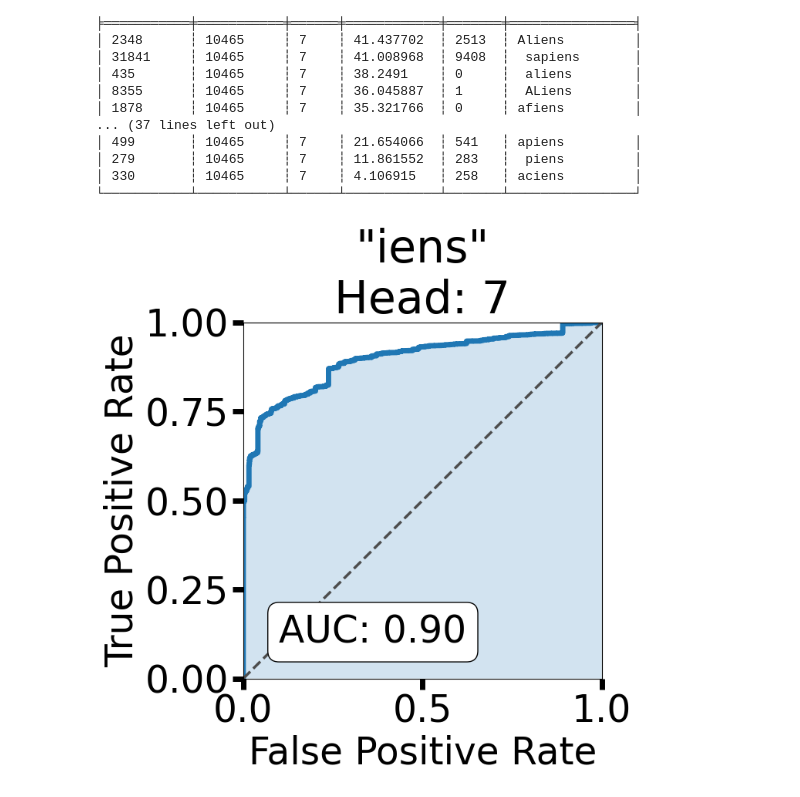
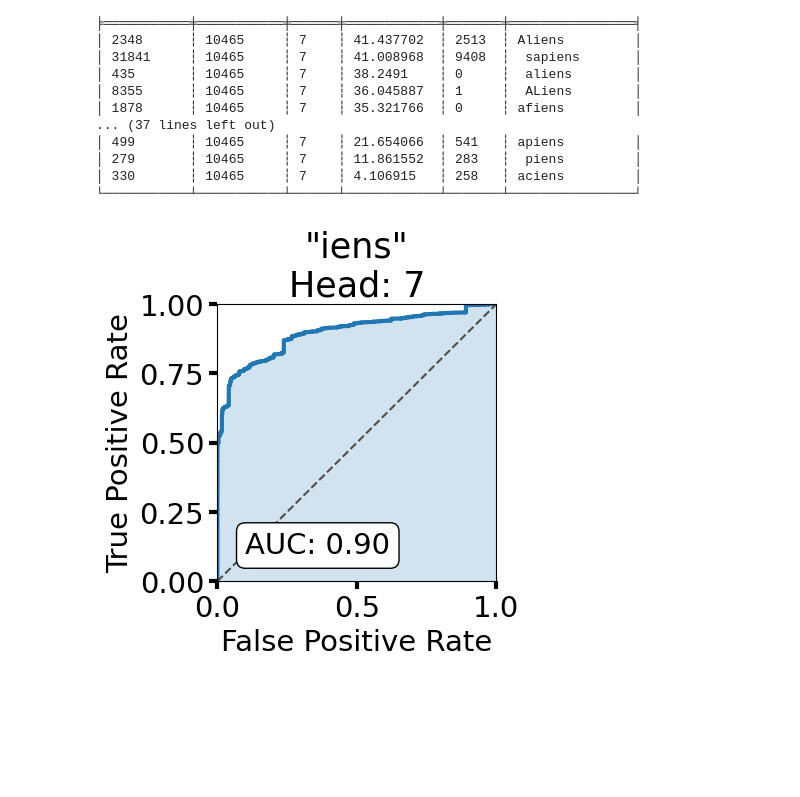
Before and after one commit to gokamoda/lm-detokenization, a Jupyter notebook: src/detokenization.ipynb, the cells around one changed output. Drawn from its saved outputs; the diff is of its cells as text; code cells hidden in the pictures; blank space fills up the shorter version.

```diff
--- a/src/detokenization.ipynb
+++ b/src/detokenization.ipynb
@@ -85,7 +85,7 @@ y_score = np.concatenate(
     [scores_zero, np.repeat(scores_nonzero, bitoken_counts_nonzero)]
 )
 # %%
-scale = 0.5
+scale = 0.3
 plt.rc("font", size=70 * scale)
 plt.rcParams["axes.xmargin"] = 0.001
 linewidth = 10 * scale
@@ -98,31 +98,31 @@ ax.plot(
     fpr,
     tpr,
     linewidth=linewidth,
     # label=f"AUC: {recall_data['recall'].sum() / recall_data.height:.2f}",
 )
 ax.fill_between(
     fpr,
     tpr,
     linewidth=2,
     label=f"AUC: {roc_auc_score(y_true, y_score):.2f}",
     alpha=0.2,
 )
 ax.plot(
     [0, 1], [0, 1], transform=ax.transAxes, ls="--", c=".3", linewidth=linewidth * 0.5
 )
 ax.annotate(
     f"AUC: {roc_auc_score(y_true, y_score):.2f}",
     xy=(0.1, 0.1),
     bbox=dict(boxstyle="round", fc="w"),
 )
 ax.set_ylim(0, 1)
 ax.set_xlim(0, 1)
 # ax.legend(loc="lower right")
 ax.set_title(f'"{data_retriever.tokenizer.decode(suffix)}"\nHead: {head}')
 ax.set_xlabel("False Positive Rate")
 ax.set_ylabel("True Positive Rate")
 ax.xaxis.set_tick_params(width=linewidth, length=linewidth * 2, direction="out")
 ax.yaxis.set_tick_params(width=linewidth, length=linewidth * 2, direction="out")
 # fig.savefig(f"recall_curve_{suffix}_{head}.png", dpi=300, bbox_inches="tight")
 # %% [output]
-[figure, old version]
+[figure, new version]
```
